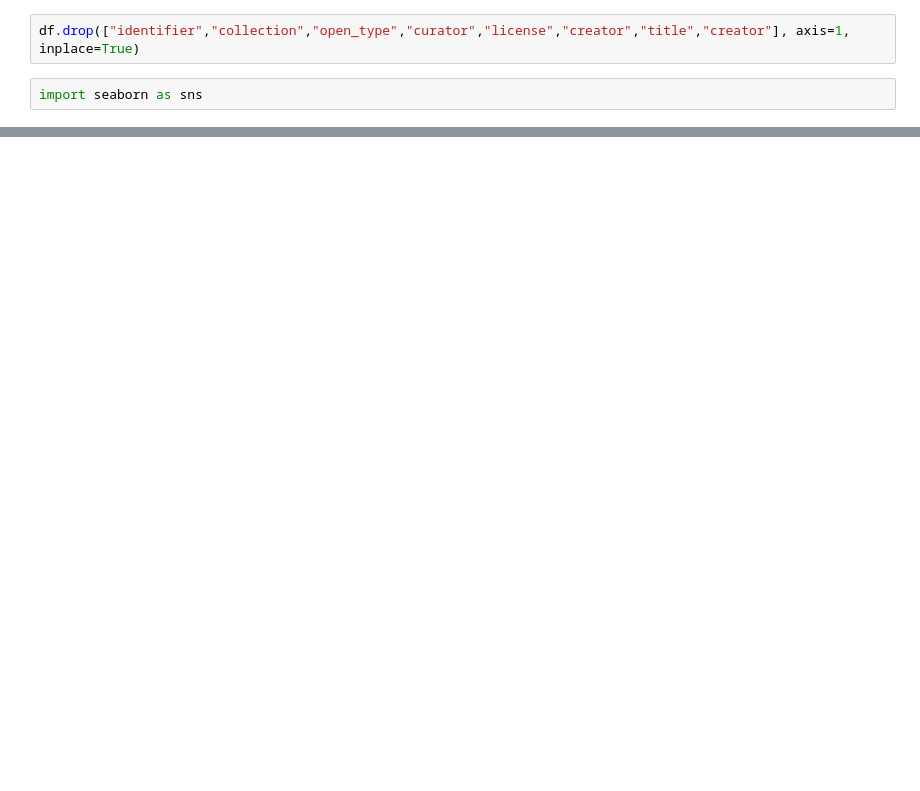
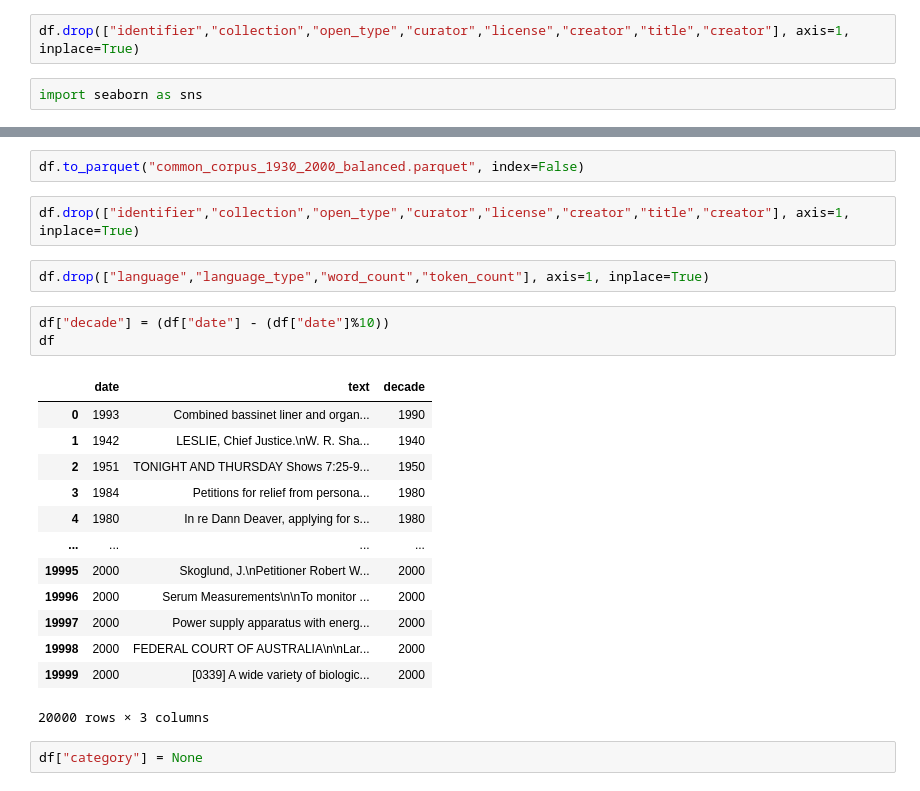
Before and after one commit to yoav33333/magshimim_final_proj, a Jupyter notebook: common corpus.ipynb, the cells around one changed output, grey strips where cells are left out. Saved outputs shown, nothing was run; the diff lists cells and outputs as text; blank space fills up the shorter version.

```diff
--- a/common corpus.ipynb
+++ b/common corpus.ipynb
@@ -35,0 +116,25 @@ sns.histplot(data=df, x="date")
+# %%
+df.to_parquet("common_corpus_1930_2000_balanced.parquet", index=False)
+# %%
+df.drop(["identifier","collection","open_type","curator","license","creator","title","creator"], axis=1, inplace=True)
+# %%
+df.drop(["language","language_type","word_count","token_count"], axis=1, inplace=True)
+# %%
+df["decade"] = (df["date"] - (df["date"]%10))
+df
+# %% [output]
+|  | date | text | decade |
+| 0 | 1993 | Combined bassinet liner and organ... | 1990 |
+| 1 | 1942 | LESLIE, Chief Justice.\nW. R. Sha... | 1940 |
+| 2 | 1951 | TONIGHT AND THURSDAY Shows 7:25-9... | 1950 |
+| 3 | 1984 | Petitions for relief from persona... | 1980 |
+| 4 | 1980 | In re Dann Deaver, applying for s... | 1980 |
+| ... | ... | ... | ... |
+| 19995 | 2000 | Skoglund, J.\nPetitioner Robert W... | 2000 |
+| 19996 | 2000 | Serum Measurements\n\nTo monitor ... | 2000 |
+| 19997 | 2000 | Power supply apparatus with energ... | 2000 |
+| 19998 | 2000 | FEDERAL COURT OF AUSTRALIA\n\nLar... | 2000 |
+| 19999 | 2000 | [0339] A wide variety of biologic... | 2000 |
+20000 rows × 3 columns
+# %%
+df["category"] = None
```
Also changed, not shown: parts of 13 cells of this notebook.
